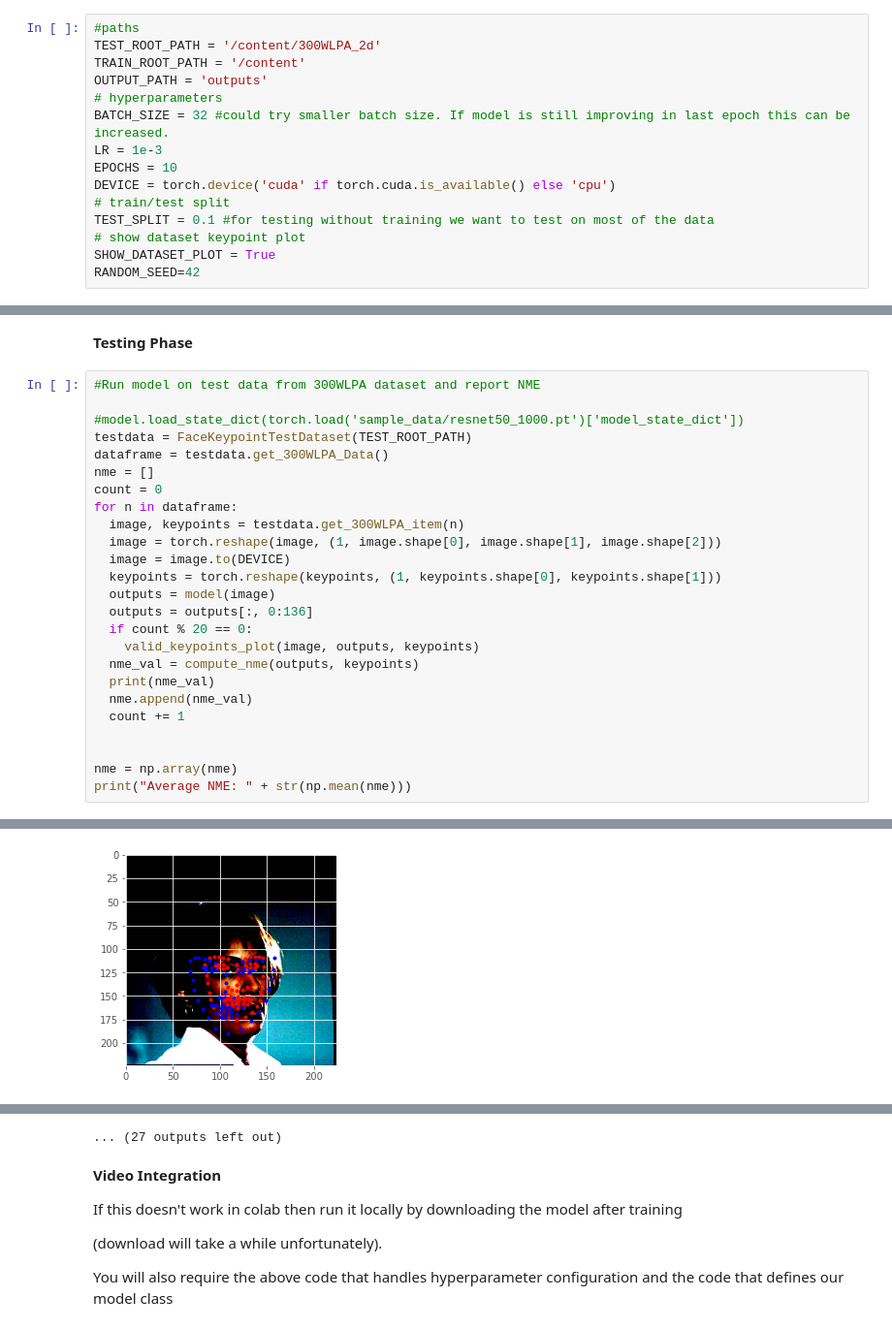
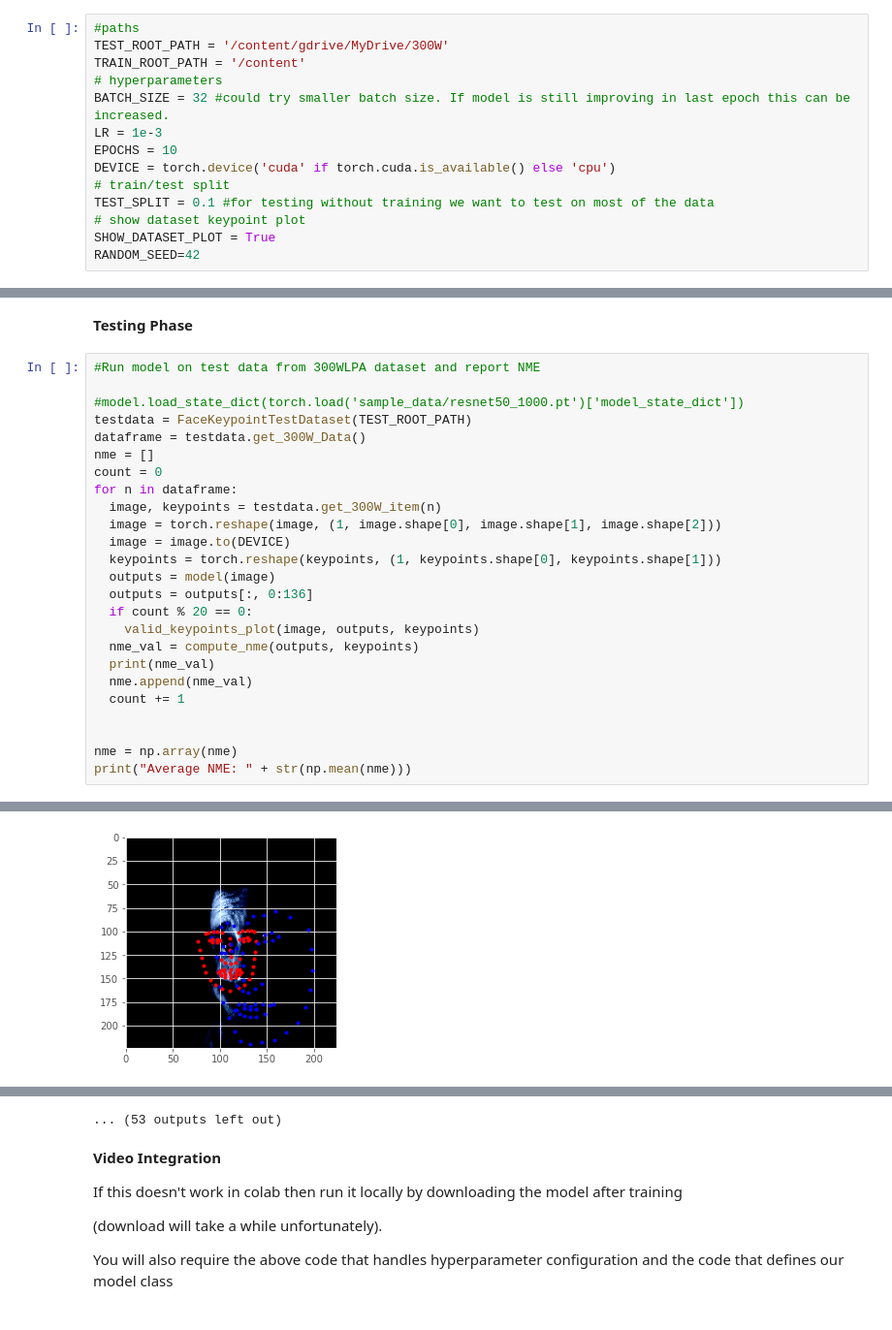
Before and after one commit to ajdm432/bridging_domain_gap, a Jupyter notebook: pretrained_resnet_keypoint_detection.ipynb, the cells around one changed output, grey strips where cells are left out. Shown at 97% size. Cells and saved outputs as stored; diff of their text form.

Commit message:
Reformat data reading for 300W dataset

```diff
--- a/pretrained_resnet_keypoint_detection.ipynb
+++ b/pretrained_resnet_keypoint_detection.ipynb
@@ -126,9 +114,8 @@ time: 1.4 s (started: 2022-11-21 17:54:35 +00:00)
 **Config**
 # %%
 #paths
-TEST_ROOT_PATH = '/content/300WLPA_2d'
+TEST_ROOT_PATH = '/content/gdrive/MyDrive/300W'
 TRAIN_ROOT_PATH = '/content'
-OUTPUT_PATH = 'outputs'
 # hyperparameters
 BATCH_SIZE = 32 #could try smaller batch size. If model is still improving in last epoch this can be increased.
 LR = 1e-3
@@ -566,11 +549,11 @@ Validating
 
 #model.load_state_dict(torch.load('sample_data/resnet50_1000.pt')['model_state_dict'])
 testdata = FaceKeypointTestDataset(TEST_ROOT_PATH)
-dataframe = testdata.get_300WLPA_Data()
+dataframe = testdata.get_300W_Data()
 nme = []
 count = 0
 for n in dataframe:
-  image, keypoints = testdata.get_300WLPA_item(n)
+  image, keypoints = testdata.get_300W_item(n)
   image = torch.reshape(image, (1, image.shape[0], image.shape[1], image.shape[2]))
   image = image.to(DEVICE)
   keypoints = torch.reshape(keypoints, (1, keypoints.shape[0], keypoints.shape[1]))
@@ -590,0 +574 @@ print("Average NME: " + str(np.mean(nme)))
+[figure, new version]
@@ -592 +594,0 @@ WARNING:matplotlib.image:Clipping input data to the valid range for imshow with
-[figure, old version]
@@ -650,4 +661,4 @@ WARNING:matplotlib.image:Clipping input data to the valid range for imshow with
-... (27 outputs left out)
+... (53 outputs left out)
 # %% [markdown]
 **Video Integration**
 
```
Also changed, not shown: parts of 15 cells of this notebook, 1 other file.
